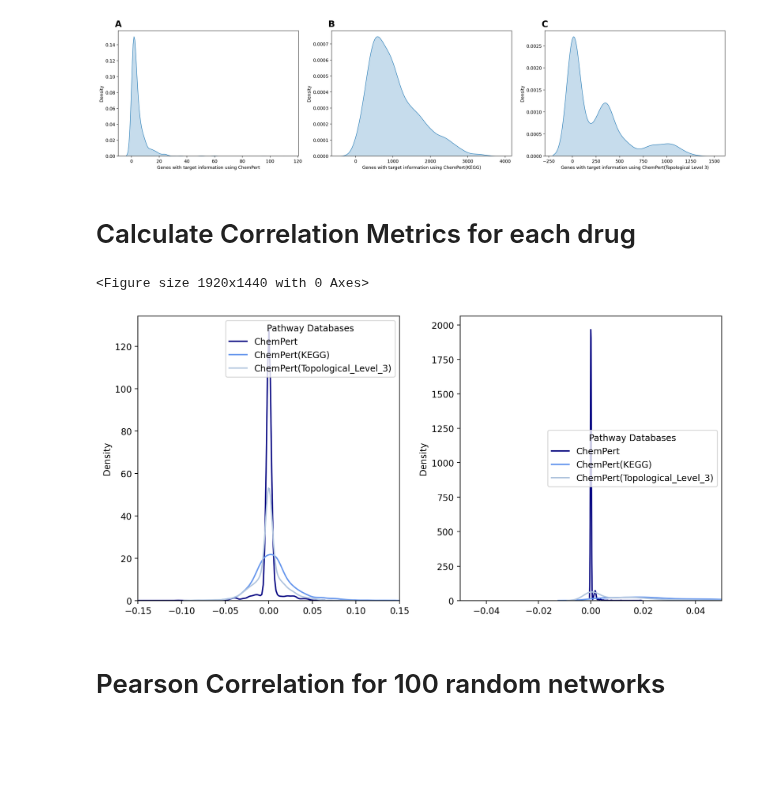
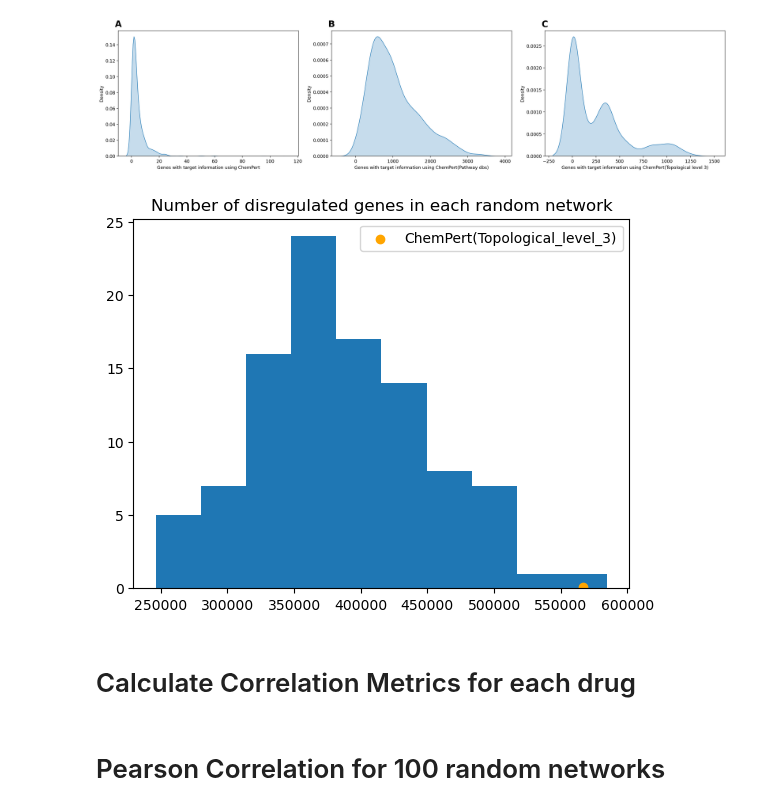
Before and after one commit to enveda/transcriptomic-target-correlation, a Jupyter notebook: notebooks/100_random_networks_correlation.ipynb, the cells around one changed output. Cells and saved outputs as stored; diff of their text form; code cells hidden in the pictures; blank space fills up the shorter version.

```diff
--- a/notebooks/100_random_networks_correlation.ipynb
+++ b/notebooks/100_random_networks_correlation.ipynb
@@ -60,5 +60,5 @@ time.asctime()
 # %%
-databases = ['ChemPert', 'ChemPert(KEGG)', 'ChemPert(Topological_Level_3)']
+databases = ['ChemPert', 'ChemPert(Pathway_dbs)', 'ChemPert(Topological_level_3)']
 # %% [markdown]
 ## Load drug-induced transcriptomic response
 # %%
@@ -126,6 +125,23 @@ plt.savefig('../figures/Supplementary_figure_3.png', bbox_inches='tight')
 plt.show()
 # %% [output]
 [figure]
+# %%
+# Get number of nonzero values in each random network
+nonzero_vals = []
+for i in tqdm(range(1,101)):
+    network_name = 'random_networks/random_' + str(i)
+    current_target = pd.read_csv('../test_data/target_data_frames/' + network_name + '.csv', index_col=0)
+    nonzero_vals.append(len(np.nonzero(current_target.to_numpy())[0]))
+
+# Create plot
+plt.hist(nonzero_vals)
+plt.scatter(len(np.nonzero(target_df['ChemPert(Topological_level_3)'].to_numpy().flatten())[0]),
+            .1, color='orange', label ='ChemPert(Topological_level_3)')
+plt.title('Number of disregulated genes in each random network')
+plt.legend()
+plt.show()
+# %% [output]
+[figure, added]
 # %% [markdown]
 # Calculate Correlation Metrics for each drug
 # %%
@@ -139,40 +155,18 @@ pearson_corr_df = {}
 colors = ['navy', 'cornflowerblue', 'lightsteelblue','red', 'yellowgreen', 'royalblue', 'lightpink','gold', 'black']
 cosine_corr_df = {}
 jaccard_corr_df = {}
-plt.figure(dpi=300)
 
 #Graph pearson correlation values for each database
-plt.figure(figsize=(10,5), dpi =200)
 for i,database in enumerate(databases):
     #Get pearson correlation values
     pearson_corr_df[database] = get_pearson_corr(target_matrix=target_df[database], \
                                                 transcriptomic_matrix=transcript_df[database])
-
-    #Plot Pearson correlation values
-    plt.subplot(1,2,1)
-    sns.distplot(pearson_corr_df[database].values, color=colors[i], label=database, hist=False)
-    plt.xlim([-.15, .15])
-    plt.legend(title="Pathway Databases")
 
     #Get Jaccard Similarity values
     jaccard_corr_df[database] = get_jaccard_correlation(
         target_matrix=target_df[database],
         transcriptomic_matrix=transcript_df[database]
     )
-
-    #Plot Jaccard Similarity values
-    plt.subplot(1,2,2)
-    sns.distplot(np.array(jaccard_corr_df[database].values), color=colors[i], label=database, hist=False)
-    plt.xlim([-.15, .15])
-    plt.legend(title="Pathway Databases")
-    plt.xlim([-.05,.05])
-
-#Show plot
-plt.tight_layout()
-plt.show()
-# %% [output]
-<Figure size 1920x1440 with 0 Axes>
-[figure, removed]
 # %% [markdown]
 # Pearson Correlation for 100 random networks
 # %%
```
Also changed, not shown: parts of 6 cells of this notebook, 4 other files.
